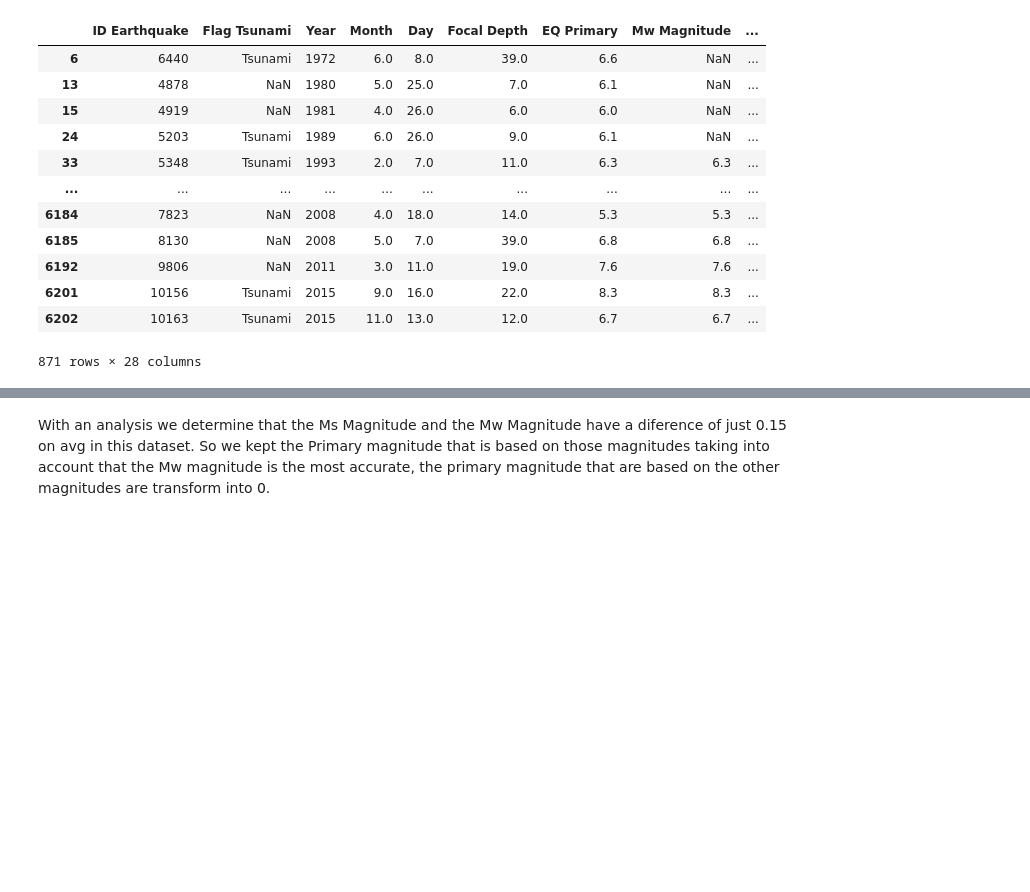
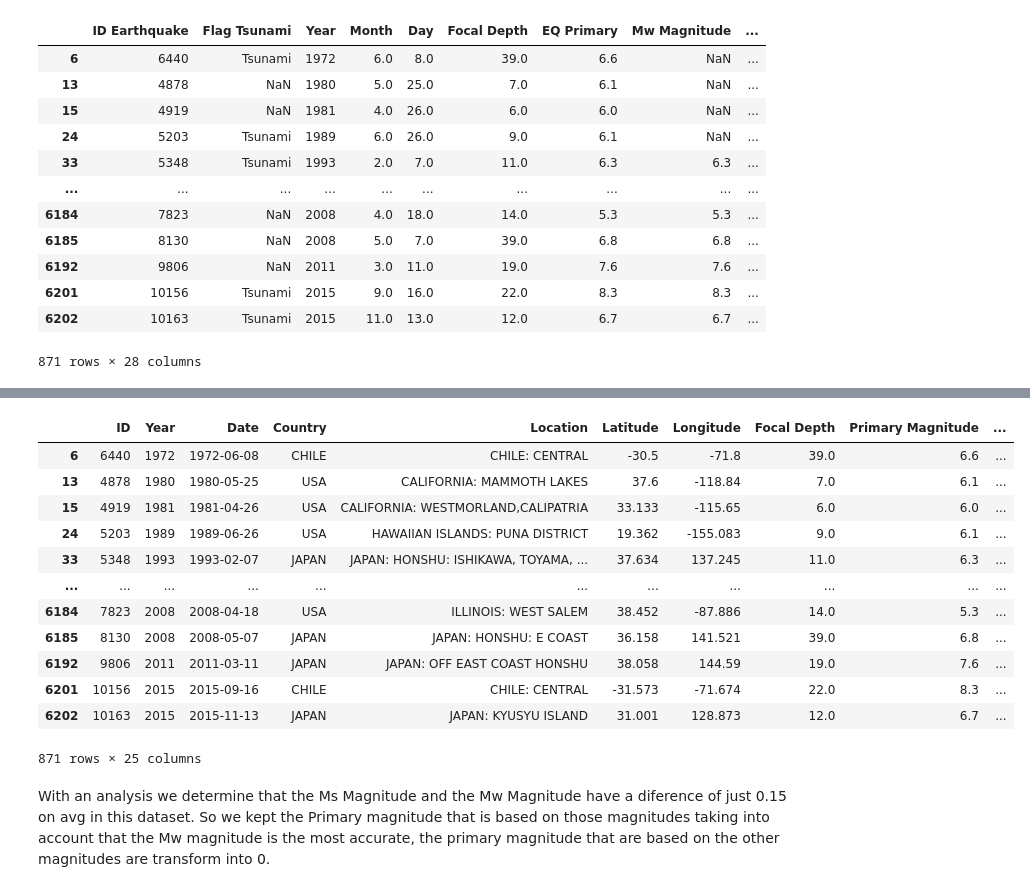
Before and after one commit to juancortezs07/Seismic-Alert-System, a Jupyter notebook: Data_transformation2.ipynb, the cells around one changed output, grey strips where cells are left out. Saved outputs shown, nothing was run; the diff lists cells and outputs as text; code cells hidden in the pictures; blank space fills up the shorter version.

```diff
--- a/Data_transformation2.ipynb
+++ b/Data_transformation2.ipynb
@@ -172,6 +194,22 @@ db = db [['ID', 'Date', 'Country', 'Location', 'Latitude', 'Longitude', 'Focal D
        'Damage Description', 'Houses Destroyed',
        'Houses Destroyed Description', 'Houses Damaged',
        'Houses Damaged Description', 'Tsunami']]
+# %%
+db
+# %% [output]
+|  | ID | Year | Date | Country | Location | Latitude | Longitude | Focal Depth | Primary Magnitude | ... |
+| 6 | 6440 | 1972 | 1972-06-08 | CHILE | CHILE: CENTRAL | -30.5 | -71.8 | 39.0 | 6.6 | ... |
+| 13 | 4878 | 1980 | 1980-05-25 | USA | CALIFORNIA: MAMMOTH LAKES | 37.6 | -118.84 | 7.0 | 6.1 | ... |
+| 15 | 4919 | 1981 | 1981-04-26 | USA | CALIFORNIA: WESTMORLAND,CALIPATRIA | 33.133 | -115.65 | 6.0 | 6.0 | ... |
+| 24 | 5203 | 1989 | 1989-06-26 | USA | HAWAIIAN ISLANDS: PUNA DISTRICT | 19.362 | -155.083 | 9.0 | 6.1 | ... |
+| 33 | 5348 | 1993 | 1993-02-07 | JAPAN | JAPAN: HONSHU: ISHIKAWA, TOYAMA, ... | 37.634 | 137.245 | 11.0 | 6.3 | ... |
+| ... | ... | ... | ... | ... | ... | ... | ... | ... | ... | ... |
+| 6184 | 7823 | 2008 | 2008-04-18 | USA | ILLINOIS: WEST SALEM | 38.452 | -87.886 | 14.0 | 5.3 | ... |
+| 6185 | 8130 | 2008 | 2008-05-07 | JAPAN | JAPAN: HONSHU: E COAST | 36.158 | 141.521 | 39.0 | 6.8 | ... |
+| 6192 | 9806 | 2011 | 2011-03-11 | JAPAN | JAPAN: OFF EAST COAST HONSHU | 38.058 | 144.59 | 19.0 | 7.6 | ... |
+| 6201 | 10156 | 2015 | 2015-09-16 | CHILE | CHILE: CENTRAL | -31.573 | -71.674 | 22.0 | 8.3 | ... |
+| 6202 | 10163 | 2015 | 2015-11-13 | JAPAN | JAPAN: KYUSYU ISLAND | 31.001 | 128.873 | 12.0 | 6.7 | ... |
+871 rows × 25 columns
 # %%
 # Replace Tsunami values with 1 or 0:
 
```
Also changed, not shown: parts of 12 cells of this notebook.
